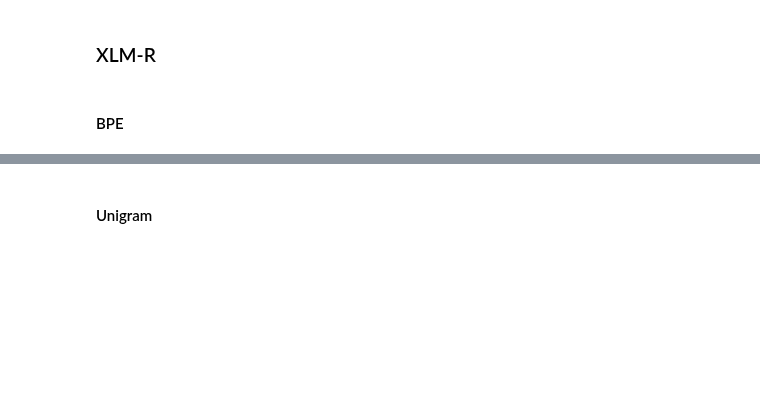
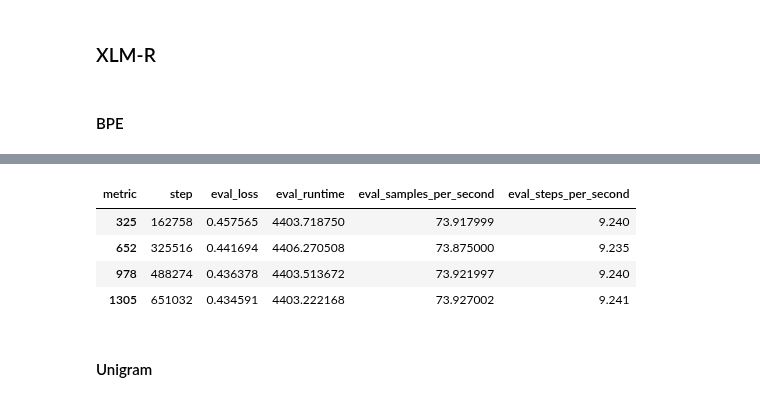
Before and after one commit to waiyanminkhaing/ms-thesis, a Jupyter notebook: proposed-model-variants.ipynb, the cells around one changed output, grey strips where cells are left out. Drawn from its saved outputs; the diff is of its cells as text; code cells hidden in the pictures; blank space fills up the shorter version.

```diff
--- a/proposed-model-variants.ipynb
+++ b/proposed-model-variants.ipynb
@@ -578 +620,9 @@ xlmr_bpe_trained_results = extract_extended_metrics_from_logs("XLM-R_BPE")
+# %%
+display(xlmr_bpe_trained_eval_results)
+# %% [output]
+| metric | step | eval_loss | eval_runtime | eval_samples_per_second | eval_steps_per_second |
+| 325 | 162758 | 0.457565 | 4403.718750 | 73.917999 | 9.240 |
+| 652 | 325516 | 0.441694 | 4406.270508 | 73.875000 | 9.235 |
+| 978 | 488274 | 0.436378 | 4403.513672 | 73.921997 | 9.240 |
+| 1305 | 651032 | 0.434591 | 4403.222168 | 73.927002 | 9.241 |
 # %%
```
Also changed, not shown: parts of 19 cells of this notebook, 1 other file.
